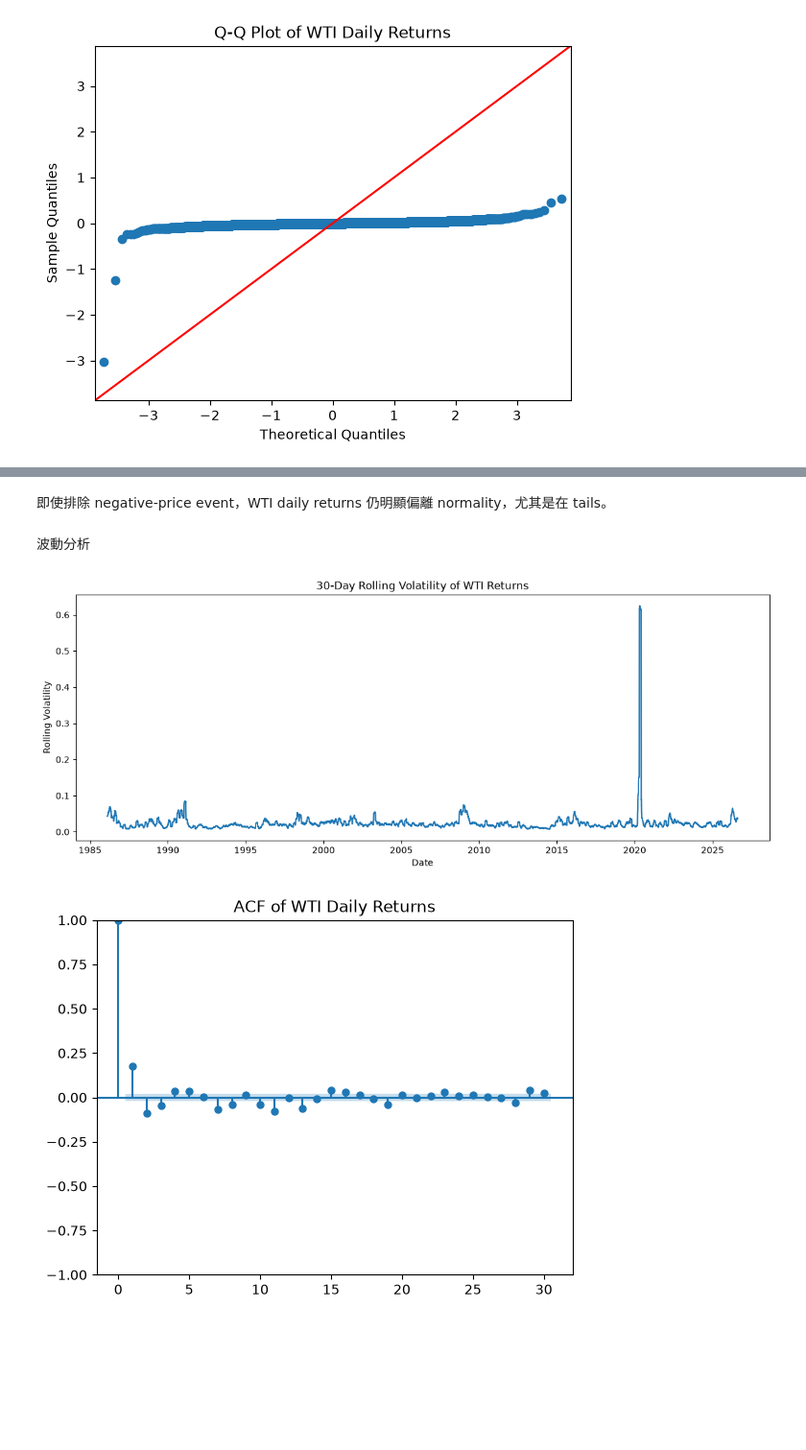
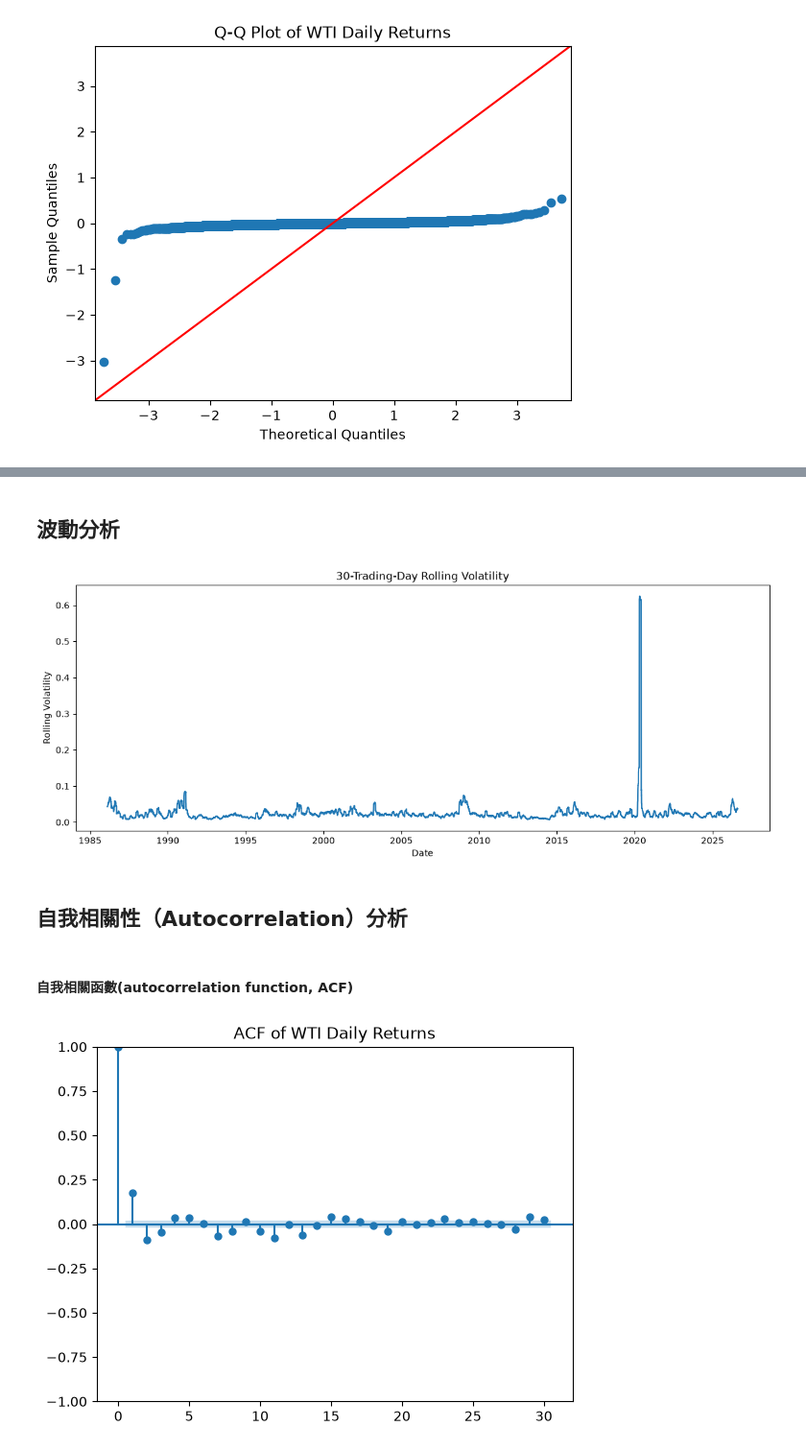
Before and after one commit to pei-243/time-series, a Jupyter notebook: notebooks/02_return_analysis.ipynb, the cells around one changed output, grey strips where cells are left out. Shown at 96% size. Cells and saved outputs as stored; diff of their text form; code cells hidden in the pictures; blank space fills up the shorter version.

```diff
--- a/notebooks/02_return_analysis.ipynb
+++ b/notebooks/02_return_analysis.ipynb
@@ -167,4 +153,2 @@ plt.show()
-# %% [markdown]
-即使排除 negative-price event，WTI daily returns 仍明顯偏離 normality，尤其是在 tails。
 # %% [markdown]
-波動分析
+## 波動分析
@@ -174,17 +155,24 @@ rolling_volatility_30 = return_series.rolling(window=30).std()
 # %%
+# 計算 30-day Rolling Volatility
+rolling_volatility_30 = return_series.rolling(window=30).std()
+
 #畫 Rolling Volatility
 plt.figure(figsize=(14, 5))
 
 plt.plot(
     rolling_volatility_30.index,
     rolling_volatility_30
 )
 
-plt.title("30-Day Rolling Volatility of WTI Returns")
+plt.title("30-Trading-Day Rolling Volatility")
 plt.xlabel("Date")
 plt.ylabel("Rolling Volatility")
 
 plt.show()
 # %% [output]
-[figure, old version]
+[figure, new version]
+# %% [markdown]
+## 自我相關性（Autocorrelation）分析
+# %% [markdown]
+#### 自我相關函數(autocorrelation function, ACF)
 # %%
```
Also changed, not shown: parts of 14 cells of this notebook, 3 other files.
